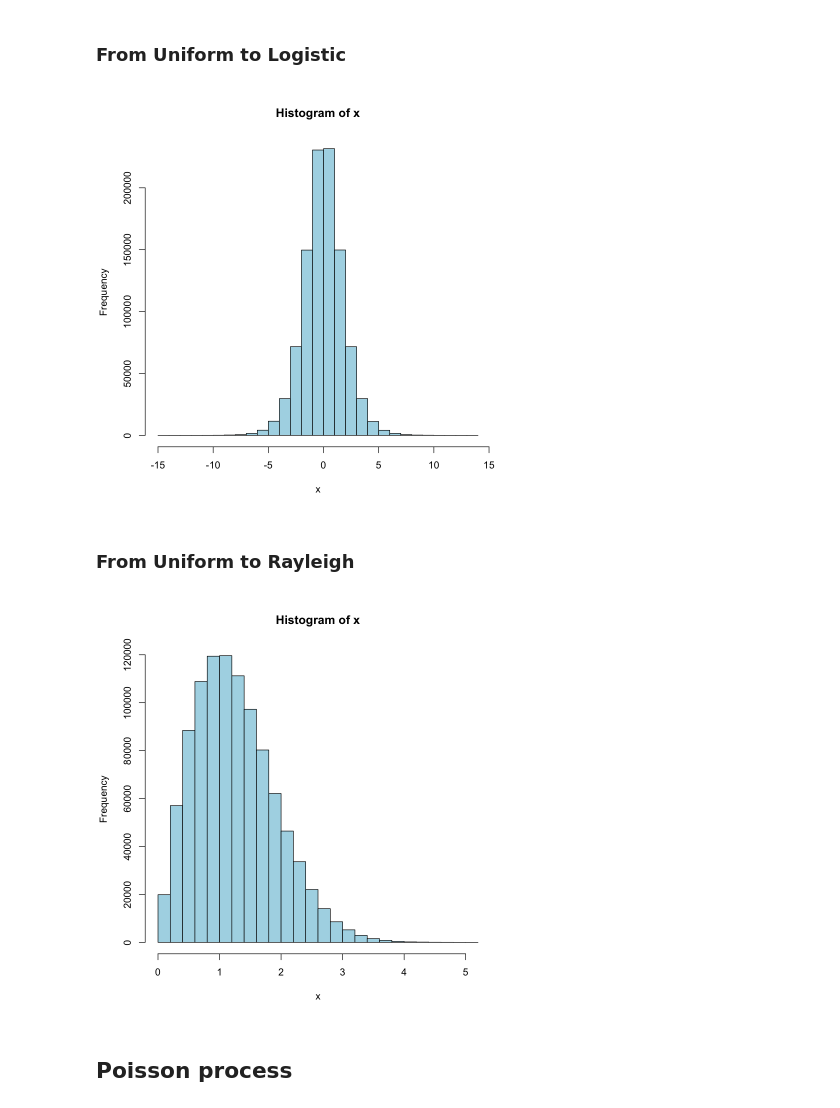
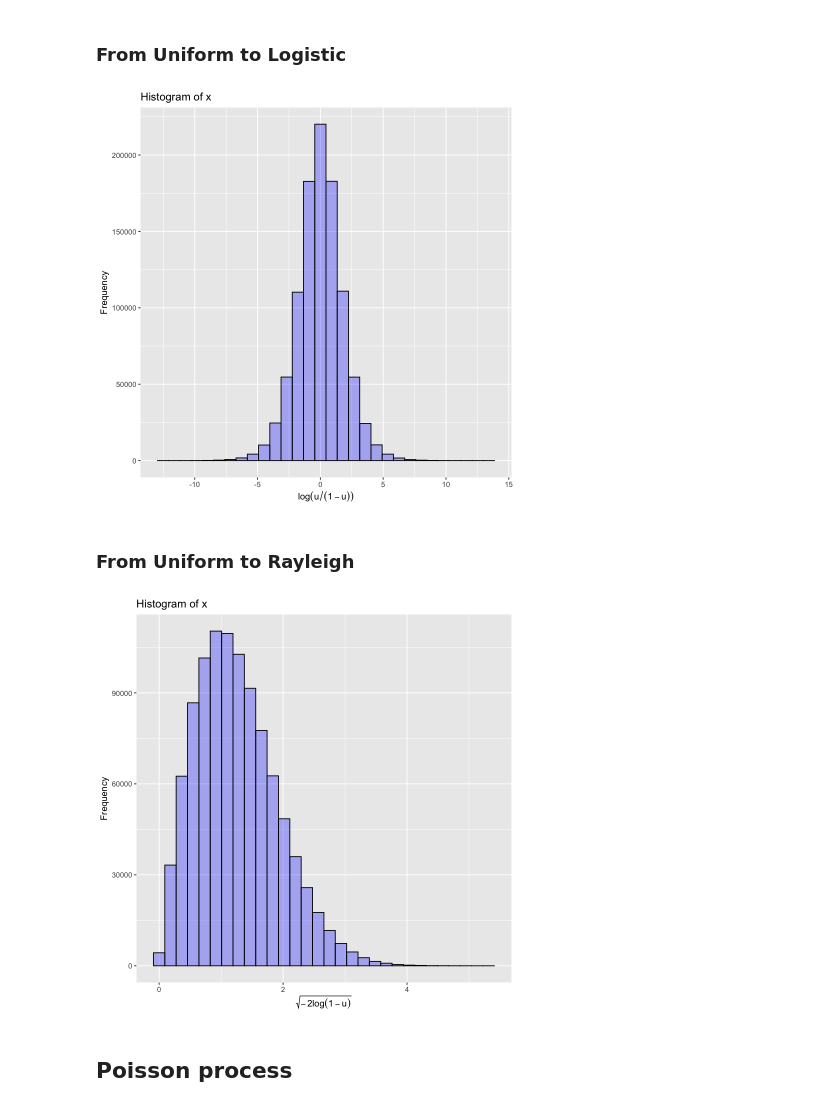
Before and after one commit to stevenferrer/jnb, a Jupyter notebook: stat110/continuous-distributions.ipynb, the cells around one changed output. Saved outputs shown, nothing was run; the diff lists cells and outputs as text; code cells hidden in the pictures.

```diff
--- a/stat110/continuous-distributions.ipynb
+++ b/stat110/continuous-distributions.ipynb
@@ -87,19 +193,45 @@ a.k.a. integral transform, inverse transform sampling, quantile transformation a
 # %% [markdown]
 ### From Uniform to Logistic
 # %%
-u <- runif(10^6)
-x <- log(u/(1-u))
-hist(x, col="lightblue",)
+u  <- runif(10^6)
+x  <- log(u/(1-u))
+df <- data.frame(x = x)
+
+ggplot(df, aes(x = x)) +
+  geom_histogram(
+    bins  = 30,
+    fill  = "blue",
+    alpha = 0.3,
+    color = "black"
+  ) +
+  labs(
+    title = "Histogram of x",
+    x = expression(log(u/(1-u))),
+    y     = "Frequency"
+  )
 # %% [output]
-[figure, old version]
+[figure, new version]
 # %% [markdown]
 ### From Uniform to Rayleigh
 # %%
-u <- runif(10^6)
-x <- sqrt(-2*log(1-u))
-hist(x, col="lightblue")
+u  <- runif(10^6)
+x  <- sqrt(-2*log(1-u))
+df <- data.frame(x = x)
+
+ggplot(df, aes(x = x)) +
+  geom_histogram(
+    bins  = 30,
+    fill  = "blue",
+    alpha = 0.3,
+    color = "black"
+  ) +
+  labs(
+    title = "Histogram of x",
+    x = expression(sqrt(-2*log(1-u))),
+    y     = "Frequency"
+  )
 # %% [output]
-[figure, old version]
+[figure, new version]
 # %% [markdown]
 ## Poisson process
 # %%
```
Also changed, not shown: parts of 21 cells of this notebook.
